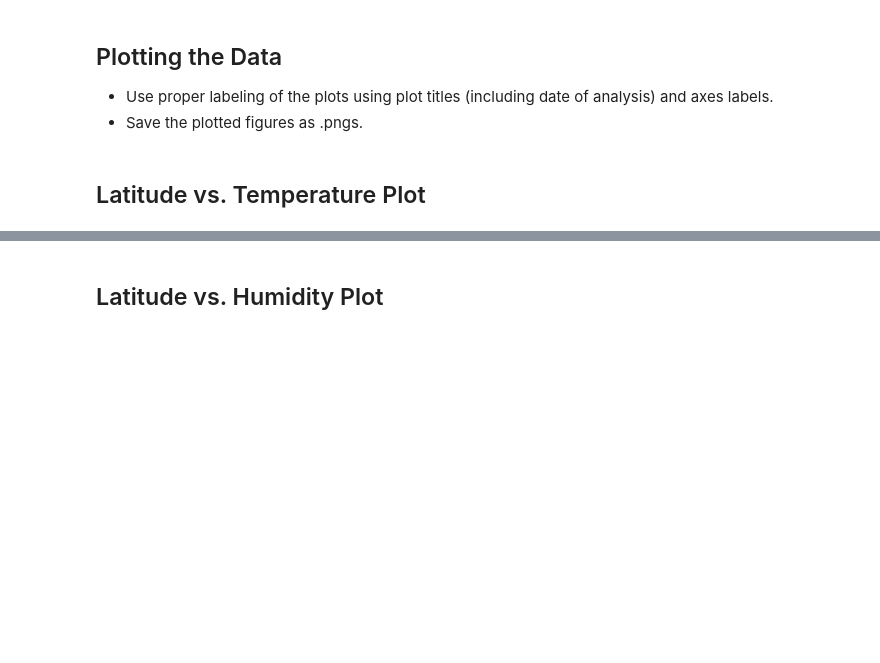
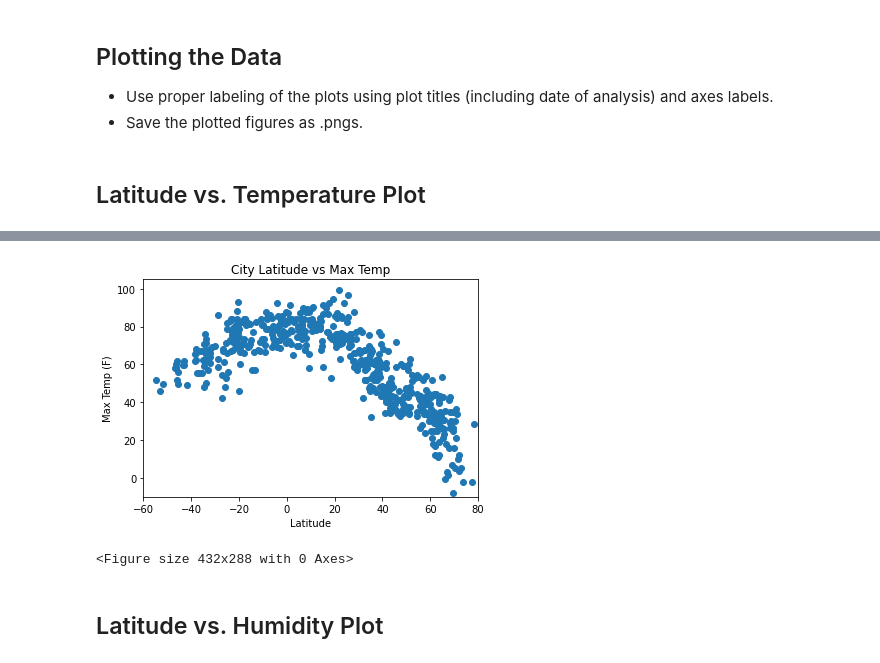
Before and after one commit to samantha8990/Python-API-Challenge, a Jupyter notebook: WeatherPy.ipynb, the cells around one changed output, grey strips where cells are left out. Saved outputs shown, nothing was run; the diff lists cells and outputs as text; code cells hidden in the pictures; blank space fills up the shorter version.

```diff
--- a/WeatherPy.ipynb
+++ b/WeatherPy.ipynb
@@ -194,3 +160,18 @@ Int64Index([], dtype='int64')
+# %%
+x_values=cities_df["Lat"]
+y_values=cities_df["Max Temp"]
+
+plt.scatter(x_values,y_values)
+plt.title("City Latitude vs Max Temp")
+plt.xlabel("Latitude")
+plt.ylabel("Max Temp (F)")
+plt.ylim(-10, 105)
+plt.xlim(-60,80)
+plt.show()
+plt.savefig("Latitude vs Temp Plot.png")
+# %% [output]
+[figure, added]
+<Figure size 432x288 with 0 Axes>
 # %% [markdown]
 ## Latitude vs. Humidity Plot
 # %%
```
Also changed, not shown: parts of 6 cells of this notebook, 2 other files.
